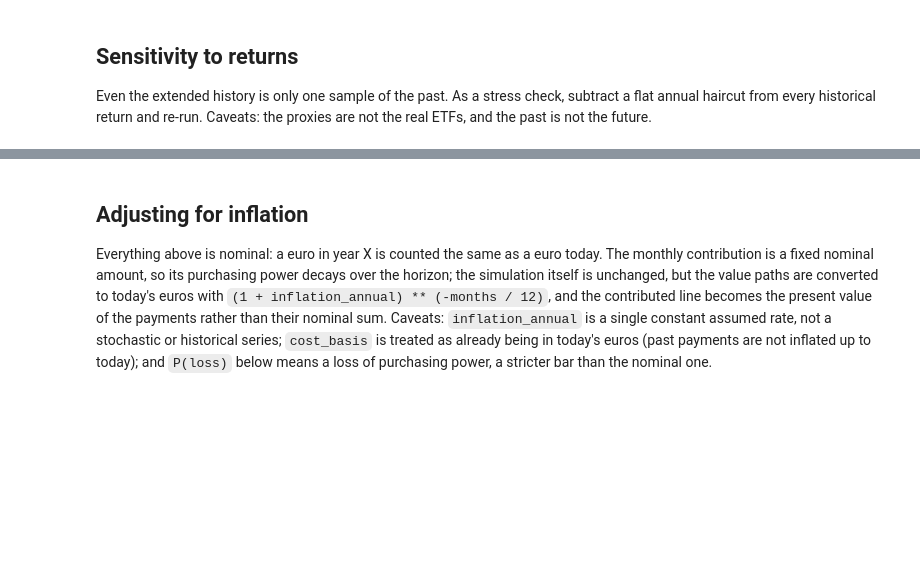
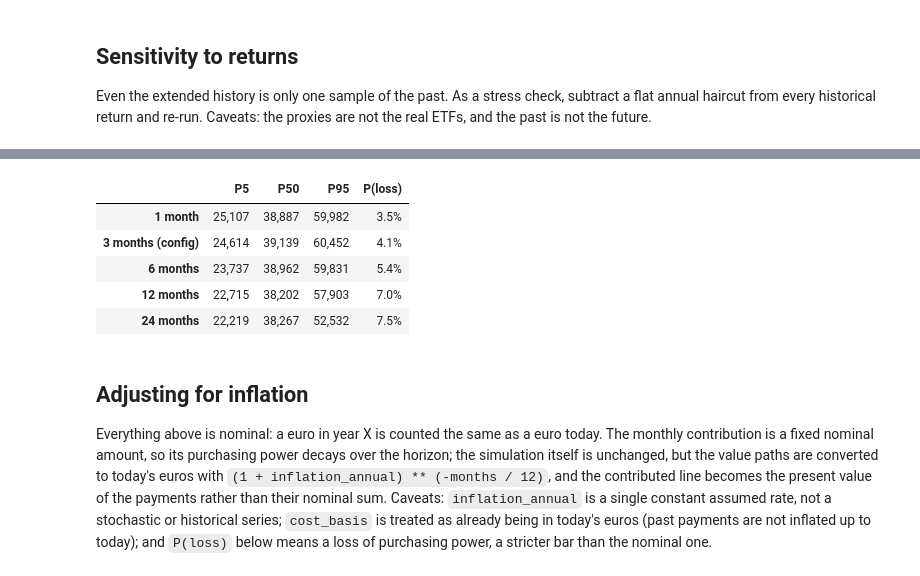
Before and after one commit to idontknowmoney/portfolio-lab, a Jupyter notebook: notebooks/01_monte_carlo.ipynb, the cells around one changed output, grey strips where cells are left out. Saved outputs shown, nothing was run; the diff lists cells and outputs as text; code cells hidden in the pictures; blank space fills up the shorter version.

```diff
--- a/notebooks/01_monte_carlo.ipynb
+++ b/notebooks/01_monte_carlo.ipynb
@@ -133,3 +232,16 @@ sens.assign(**{c: sens[c].map("{:,.0f}".format) for c in ["P5", "P50", "P95"]}).
+# %%
+blocks = sensitivity_to_block_size(cfg, returns)
+blocks.assign(
+    **{c: blocks[c].map("{:,.0f}".format) for c in ["P5", "P50", "P95"]},
+    **{"P(loss)": blocks["P(loss)"].map("{:.1%}".format)},
+)
+# %% [output]
+|  | P5 | P50 | P95 | P(loss) |
+| 1 month | 25,107 | 38,887 | 59,982 | 3.5% |
+| 3 months (config) | 24,614 | 39,139 | 60,452 | 4.1% |
+| 6 months | 23,737 | 38,962 | 59,831 | 5.4% |
+| 12 months | 22,715 | 38,202 | 57,903 | 7.0% |
+| 24 months | 22,219 | 38,267 | 52,532 | 7.5% |
 # %% [markdown]
 ## Adjusting for inflation
 
```
Also changed, not shown: parts of 22 cells of this notebook, 2 other files.
